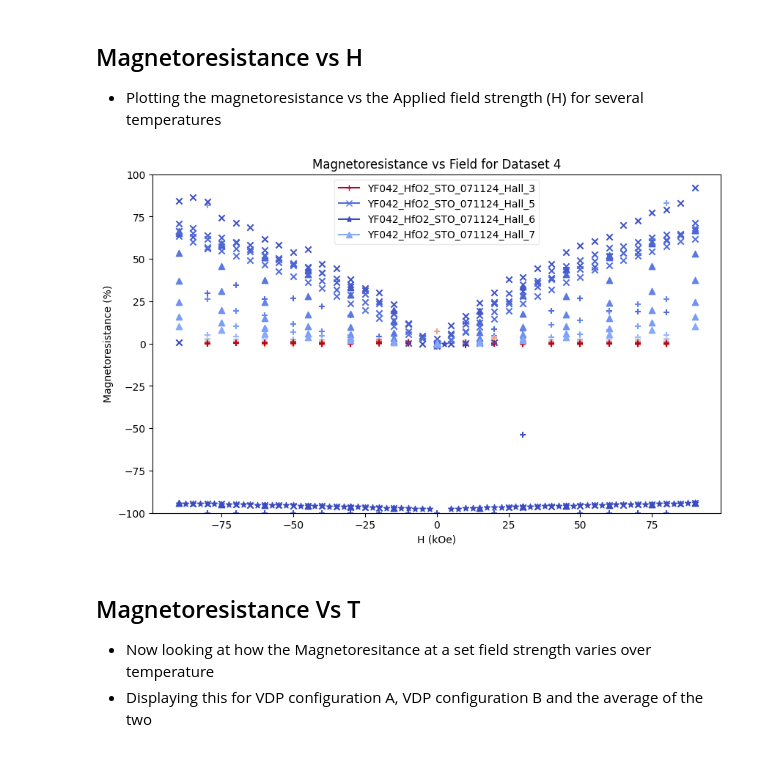
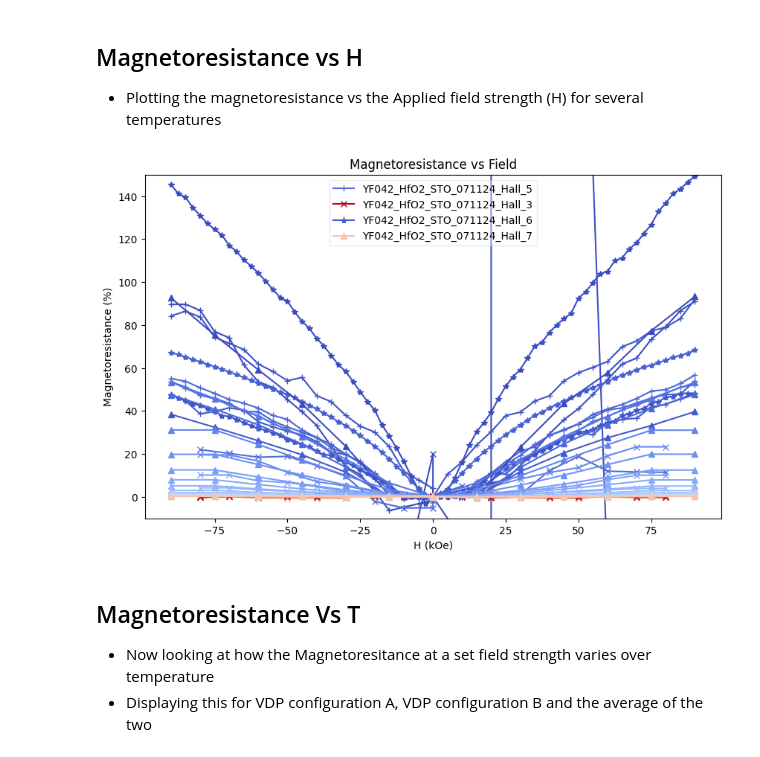
Before and after one commit to hc3413/Electronic_properties_of_thin_films, a Jupyter notebook: Analysis.ipynb, the cells around one changed output. Saved outputs shown, nothing was run; the diff lists cells and outputs as text; code cells hidden in the pictures.

Commit message:
ploting the new data

```diff
--- a/Analysis.ipynb
+++ b/Analysis.ipynb
@@ -81,7 +80,7 @@ for count, dat in enumerate(dat_raw):
 
 
 # Select the data sets to be plotted and put into a single list
-dat_raw_sel = [dat_raw[2][2], dat_raw[2][1], dat_raw[2][3], dat_raw[2][4]]
+dat_raw_sel = [dat_raw[2][1], dat_raw[2][2], dat_raw[2][3], dat_raw[2][4]]
 print('dat:', [f'{count}={d.filename}' for count, d in enumerate(dat_raw_sel)])
 # %% [output]
 dat_0: ['0=JT029_SrRuO3_171024_Combined', '1=JT029_SrRuO3_101024_HallRun1', '2=JT029_SrRuO3_091024_Halltest2', '3=JT029_SrRuO3_171024_Combined_fullrange.txt', '4=JT029_SrRuO3_191024_Combined4']
@@ -350,0 +382,25 @@ if plot_data == True:
+# %%
+fig14 = plt.figure(figsize=(10, 6 ))
+gs = fig14.add_gridspec(1, 1)
+ax = fig14.add_subplot(gs[0, 0])
+
+for j, d in enumerate(dat):
+    for t_count, t in enumerate(d.ctf[1], start=0):
+
+            ax.plot(d.res_data[t_count*d.ctf[5]:(t_count+1)*d.ctf[5], 1], d.res_data[t_count*d.ctf[5]:(t_count+1)*d.ctf[5], 4] * 1e8, marker=mark_p[j], color=cmap_temp(norm_temp(t)))
+
+    # Add a dummy plot for the legend entry
+    ax.plot([], [], marker = mark_p[j], color=cmap_temp(norm_temp(t)), label=f'{d.filename}')
+
+ax.set_xlabel('H (kOe)')
+ax.set_ylabel(r'$\rho\,(\mu \Omega \cdot cm)$')
+ax.set_title(f'Resistivity vs Field')
+ax.legend(loc='best', framealpha=0.4)
+
+
+ax.set_ylim(0, 0.05)
+
+plt.show()
+
+if plot_data == True:
+    fig14.savefig(dat[0].directory.joinpath(f'{dat[0].plot_str}_resistivity_vs_field.{fig_format}'), dpi=300, bbox_inches='tight', transparent=plot_transparency)
@@ -354,35 +412,30 @@ if plot_data == True:
 # %%
 fig4 = plt.figure(figsize=(10, 6 ))
 gs = fig4.add_gridspec(1, 1)
 ax = fig4.add_subplot(gs[0, 0])
+
 for j, d in enumerate(dat):
-
-
-    # Create a color map for the temperature points
-    c_val = plt.cm.jet(np.linspace(0, 1, d.ctf[4]))
-    # Create a marker array for the temperature points
-
     for t_count, t in enumerate(d.ctf[1], start=0):
         if t > 1:
             # Add a plot of magnetoresistance vs field strength for each loop of temperature (excluding last field point which is repeat of B=0)
-            ax.scatter(d.ctf[2][:] * 10, d.mag_res[t_count, :, 2], marker=mark_p[j], color=cmap_temp(norm_temp(t)))
+            ax.plot(d.ctf[2][:] * 10, d.mag_res[t_count, :, 2], marker=mark_p[j], color=cmap_temp(norm_temp(t)))
             # Plot repeat point of B=0 with an x marker to show the difference between two B=0 points
             # ax.scatter(d.ctf[2][int(d.ctf[5] / 2)] * 10, d.mag_res[t_count, int(d.ctf[5] / 2), 2], marker='x', color=c_val[t_count])
     # Add a dummy plot for the legend entry
     ax.plot([], [], marker = mark_p[j], color=cmap_temp(norm_temp(t)), label=f'{d.filename}')
 
 ax.set_xlabel('H (kOe)')
 ax.set_ylabel('Magnetoresistance (%)')
-ax.set_title(f'Magnetoresistance vs Field for Dataset {j+1}')
+ax.set_title(f'Magnetoresistance vs Field')
 ax.legend(loc='best', framealpha=0.4)
-ax.set_ylim(-100, 100)
+ax.set_ylim(-10, 150)
 
 plt.show()
 
 if plot_data == True:
-    fig4.savefig(Path(path_out).joinpath(f'{d.plot_str}_magnetoresistance_vs_field.{fig_format}'), dpi=300, bbox_inches='tight', transparent=plot_transparency)
+    fig4.savefig(dat[0].directory.joinpath(f'{dat[0].plot_str}_magnetoresistance_vs_field.{fig_format}'), dpi=300, bbox_inches='tight', transparent=plot_transparency)
 # %% [output]
-[figure, old version]
+[figure, new version]
 # %% [markdown]
 ## Magnetoresistance Vs T
 - Now looking at how the Magnetoresitance at a set field strength varies over temperature
```
Also changed, not shown: parts of 25 cells of this notebook, 17 other files.
